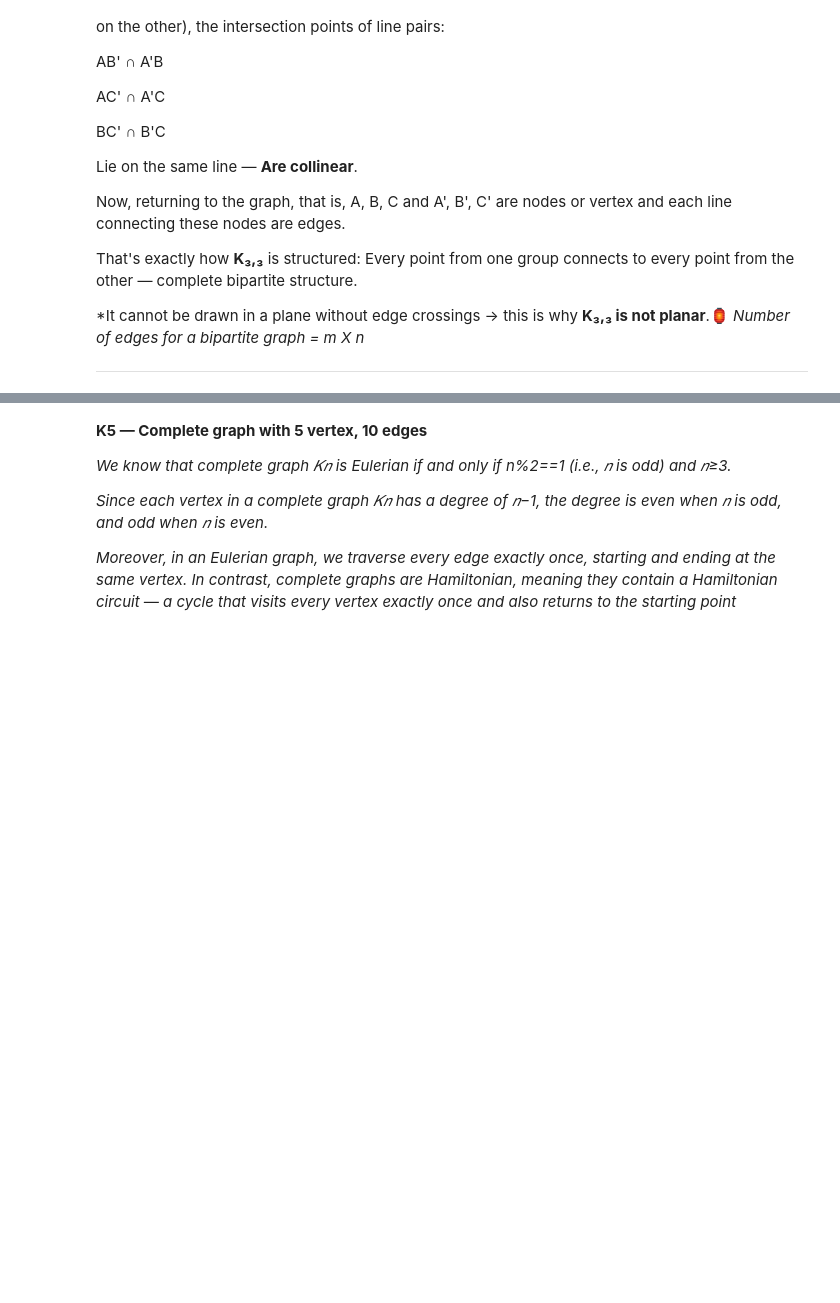
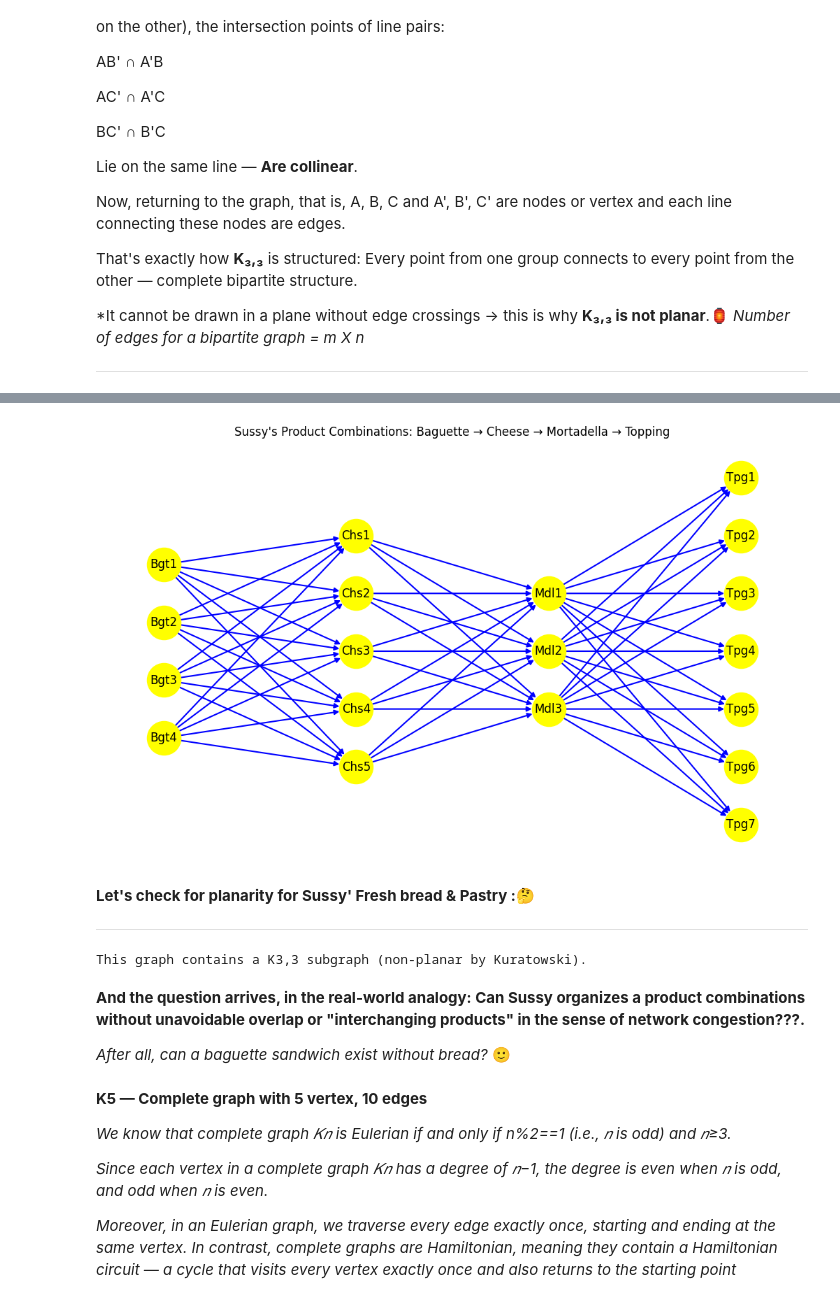
Before and after one commit to MarieGutiz/SCAnalysis, a Jupyter notebook: kuratowski_s_special_graphs.ipynb, the cells around one changed output, grey strips where cells are left out. Drawn from its saved outputs; the diff is of its cells as text; code cells hidden in the pictures; blank space fills up the shorter version.

```diff
--- a/kuratowski_s_special_graphs.ipynb
+++ b/kuratowski_s_special_graphs.ipynb
@@ -68,0 +84,17 @@ plt.show()
+# %%
+import itertools
+
+# Define options with emoji labels
+baguettes = ['🥖 Baguette A', '🥖 Baguette B', '🥖 Baguette C', '🥖 Baguette D']
+cheeses = ['🧀 Cheese Α', '🧀 Cheese Β', '🧀 Cheese Γ', '🧀 Cheese Δ', '🧀 Cheese Ε']
+mortadellas = ['🥓 Mortadella 1', '🥓 Mortadella 2', '🥓 Mortadella 3']
+toppings = ['🧂 Tomato', '🧂 Lettuce', '🧂 Pickles', '🧂 Mustard', '🧂 Mayonnoise', '🧂 Ketchup', '🧂 Cucumber']
+
+# Generate Cartesian product of all sandwich combinations for Sussy
+all_combinations = list(itertools.product(baguettes, cheeses, mortadellas, toppings))
+
+# Print all sandwich options
+print(f"Total sandwich combinations: {len(all_combinations)}\n")
+
+for i, combo in enumerate(all_combinations, 1):
+    print(f"{i:2}. {' + '.join(combo)}")
@@ -68,0 +119,44 @@ plt.show()
+# %%
+import networkx as nx
+import matplotlib.pyplot as plt
+
+
+# Define raw products
+baguettes = ['Bgt1', 'Bgt2', 'Bgt3','Bgt4']
+cheeses = ['Chs1', 'Chs2','Chs3','Chs4','Chs5']
+mortadellas = ['Mdl1', 'Mdl2','Mdl3']
+toppings = ['Tpg1', 'Tpg2', 'Tpg3', 'Tpg4', 'Tpg5', 'Tpg6', 'Tpg7']
+
+
+layers = [baguettes, cheeses, mortadellas, toppings]
+
+# Create a directed graph, cos it makes sense :)
+Sussys_net_pdt = nx.DiGraph()
+
+# Add nodes and connect layers
+for i in range(len(layers) - 1):
+    for u in layers[i]:
+        for v in layers[i + 1]:
+            Sussys_net_pdt.add_edge(u, v)
+
+# Compute positions for layout (layered)
+pos = {}
+x_spacing = 2
+for layer_idx, layer in enumerate(layers):
+    y_offset = len(layer) / 2
+    for j, node in enumerate(layer):
+        pos[node] = (layer_idx * x_spacing, y_offset - j)
+
+# Draw the graph
+plt.figure(figsize=(10, 6))
+nx.draw(Sussys_net_pdt,
+        pos,
+        with_labels=True,
+        node_color='yellow',
+        node_size=1200,
+        edge_color='blue',
+        width=1.5,
+        font_size=12)
+plt.title("Sussy's Product Combinations: Baguette → Cheese → Mortadella → Topping")
+plt.show()
+# %% [output]
@@ -69,3 +168,19 @@ plt.show()
+[figure, added]
+# %% [markdown]
+**Let's check for planarity for Sussy' Fresh bread & Pastry :**🤔
+
+---
+# %%
+is_planar, P = nx.check_planarity(Sussys_net_pdt)
+
+if is_planar: print("This graph is planar. No K3,3 subgraph was found.")
+else: print("This graph contains a K3,3 subgraph (non-planar by Kuratowski).")
+# %% [output]
+This graph contains a K3,3 subgraph (non-planar by Kuratowski).
+# %% [markdown]
+**And the question arrives, in the real-world analogy: Can Sussy organizes a product combinations without unavoidable overlap or "interchanging products" in the sense of network congestion???.**
+
+*After all, can a baguette sandwich exist without bread?* 🙂
 # %% [markdown]
 **K5 — Complete graph with 5 vertex, 10 edges**
 
```
Also changed, not shown: parts of 4 cells of this notebook.
